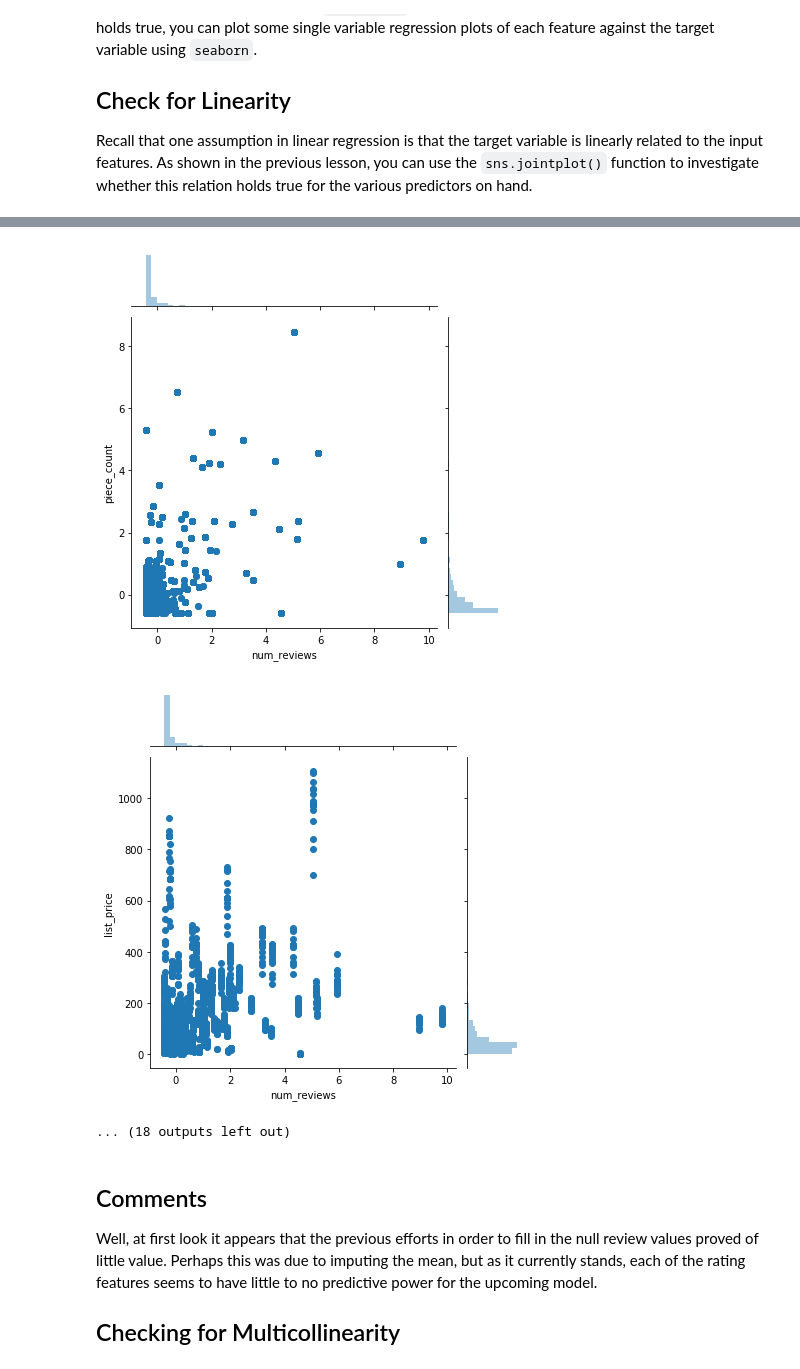
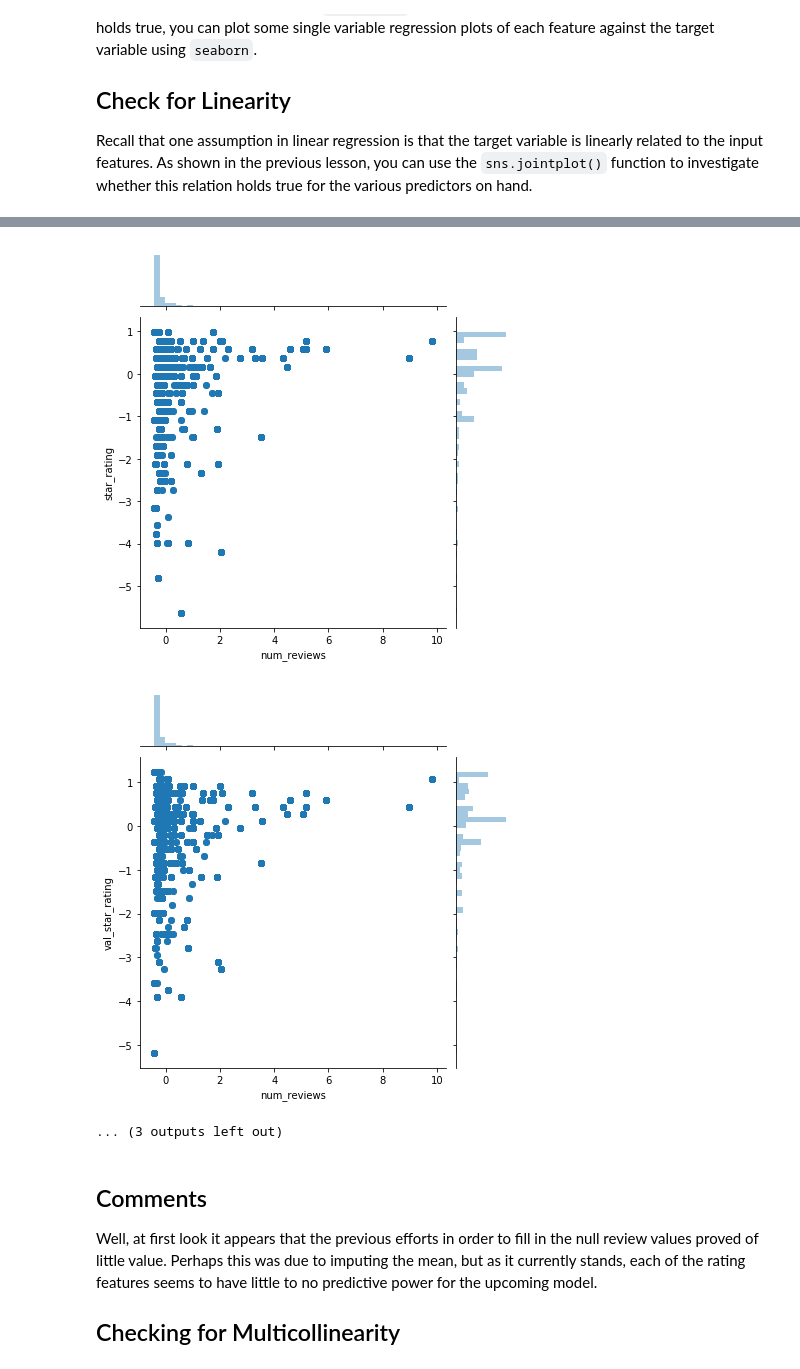
Before and after one commit to jmt0221/dsc-exploring-your-data-lab-nyc-ds-082619, a Jupyter notebook: index.ipynb, the cells around one changed output, grey strips where cells are left out. Cells and saved outputs as stored; diff of their text form; code cells hidden in the pictures.

```diff
--- a/index.ipynb
+++ b/index.ipynb
@@ -65,7 +65,7 @@ lst = []
 for col in df2.columns:
     for col2 in df2.columns:
         if col !=col2:
-            if col not in lst:
+            if col2 not in lst:
                 sns.jointplot(col,col2,df2)
                 plt.show()
     lst.append(col)
@@ -83,6 +83,6 @@ for col in df2.columns:
-[figure, old version]
+[figure, new version]
-[figure, old version]
+[figure, new version]
-... (18 outputs left out)
+... (3 outputs left out)
 # %%
 # Your code here
 # %%
```
Also changed, not shown: parts of 1 cell of this notebook.
